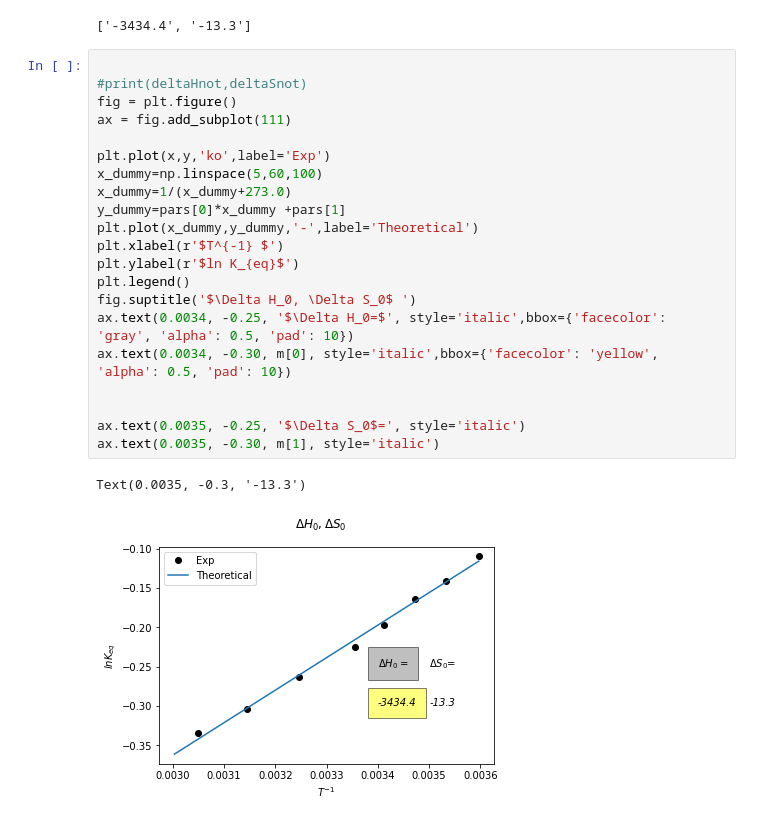
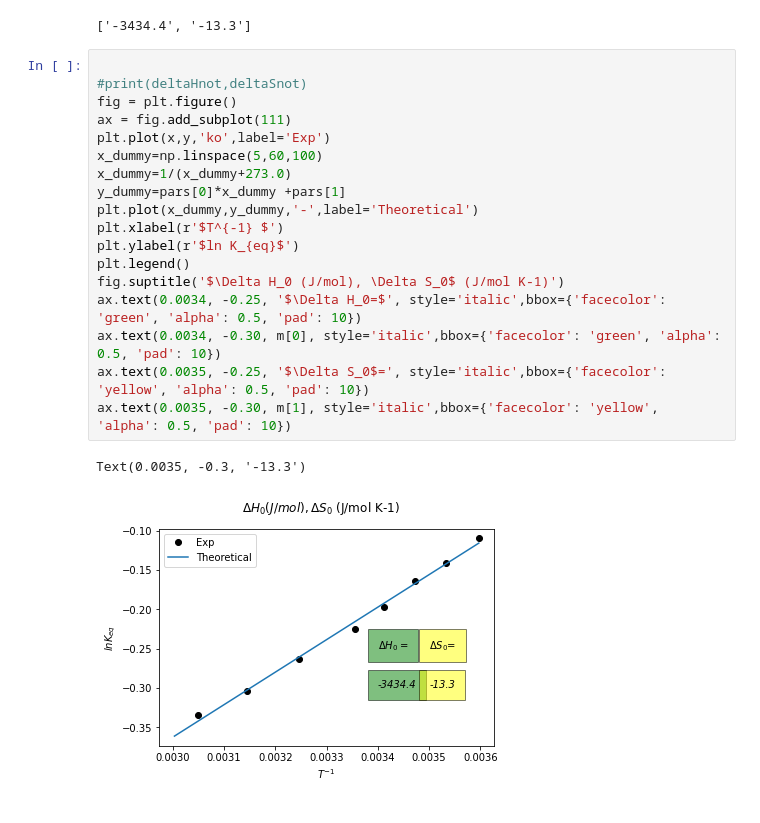
Before and after one commit to adgcal/CD-Analysis, a Jupyter notebook: CD_ANAL.ipynb, the cells around one changed output. Saved outputs shown, nothing was run; the diff lists cells and outputs as text.

```diff
--- a/CD_ANAL.ipynb
+++ b/CD_ANAL.ipynb
@@ -302,24 +301,21 @@ m
 # %%
 
 #print(deltaHnot,deltaSnot)
 fig = plt.figure()
 ax = fig.add_subplot(111)
-
 plt.plot(x,y,'ko',label='Exp')
 x_dummy=np.linspace(5,60,100)
 x_dummy=1/(x_dummy+273.0)
 y_dummy=pars[0]*x_dummy +pars[1]
 plt.plot(x_dummy,y_dummy,'-',label='Theoretical')
 plt.xlabel(r'$T^{-1} $')
 plt.ylabel(r'$ln K_{eq}$')
 plt.legend()
-fig.suptitle('$\Delta H_0, \Delta S_0$ ')
-ax.text(0.0034, -0.25, '$\Delta H_0=$', style='italic',bbox={'facecolor': 'gray', 'alpha': 0.5, 'pad': 10})
-ax.text(0.0034, -0.30, m[0], style='italic',bbox={'facecolor': 'yellow', 'alpha': 0.5, 'pad': 10})
-
-
-ax.text(0.0035, -0.25, '$\Delta S_0$=', style='italic')
-ax.text(0.0035, -0.30, m[1], style='italic')
+fig.suptitle('$\Delta H_0 (J/mol), \Delta S_0$ (J/mol K-1)')
+ax.text(0.0034, -0.25, '$\Delta H_0=$', style='italic',bbox={'facecolor': 'green', 'alpha': 0.5, 'pad': 10})
+ax.text(0.0034, -0.30, m[0], style='italic',bbox={'facecolor': 'green', 'alpha': 0.5, 'pad': 10})
+ax.text(0.0035, -0.25, '$\Delta S_0$=', style='italic',bbox={'facecolor': 'yellow', 'alpha': 0.5, 'pad': 10})
+ax.text(0.0035, -0.30, m[1], style='italic',bbox={'facecolor': 'yellow', 'alpha': 0.5, 'pad': 10})
 # %% [output]
 Text(0.0035, -0.3, '-13.3')
-[figure, old version]
+[figure, new version]
```
Also changed, not shown: parts of 10 cells of this notebook.
